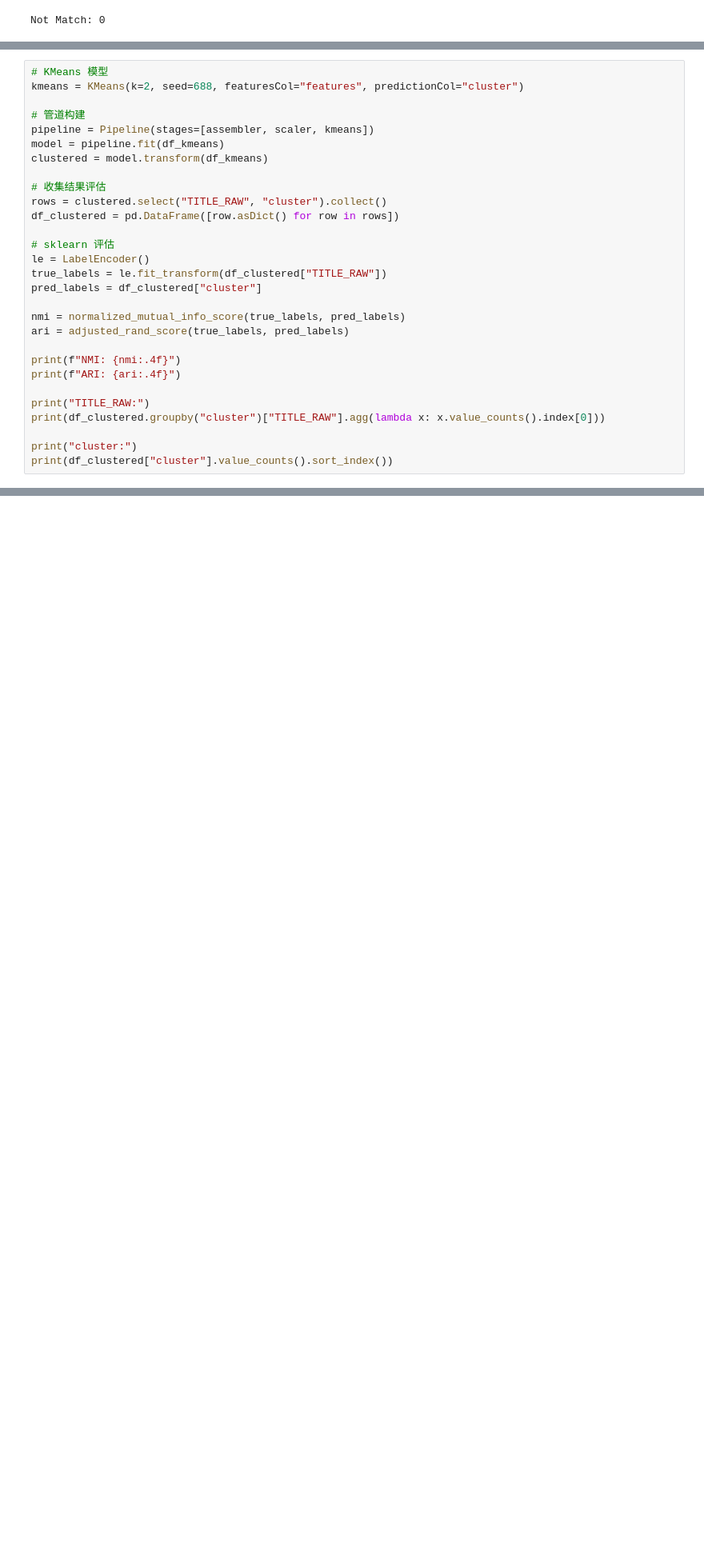
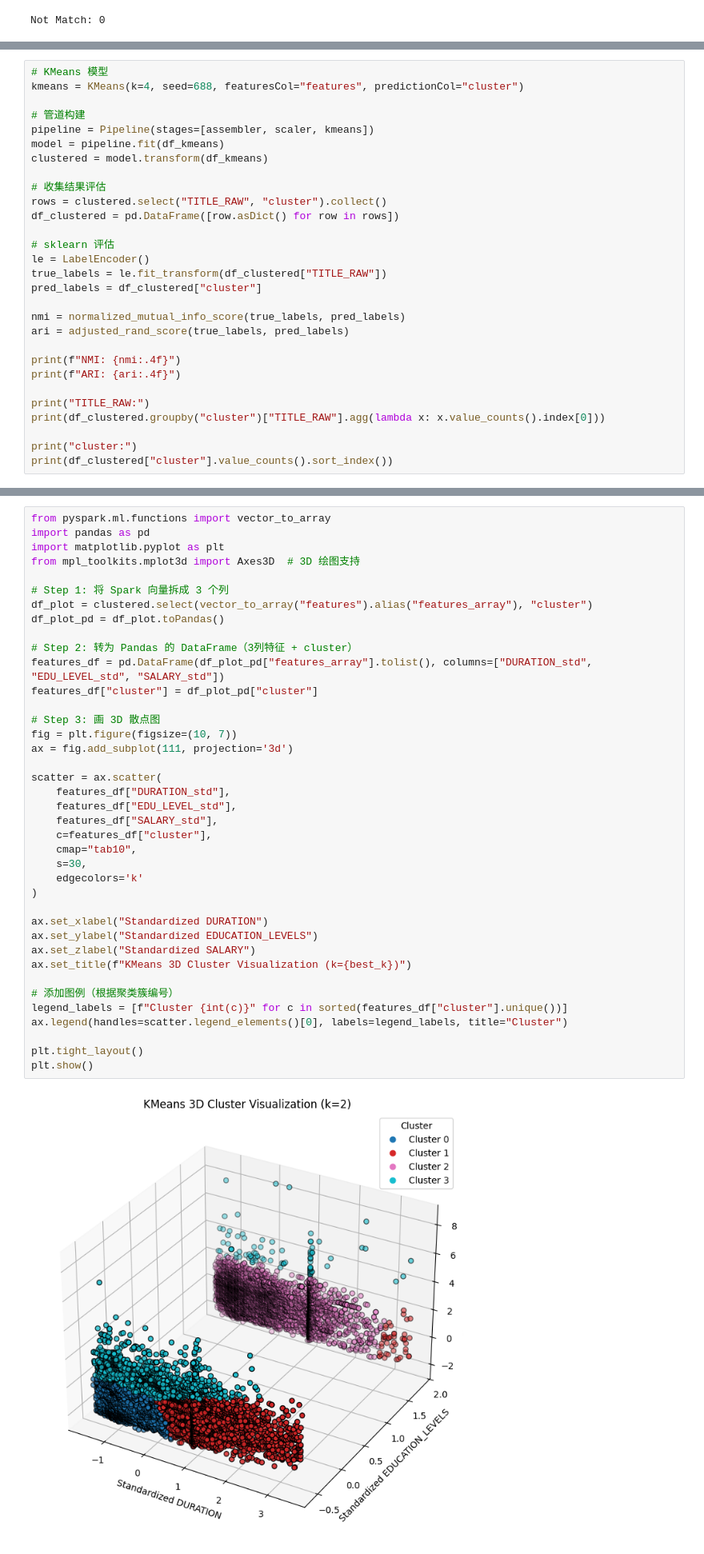
Before and after one commit to CYXNBNBNB/ad688-employability-sp25A1-group6, a Jupyter notebook: test.ipynb, the cells around one changed output, grey strips where cells are left out. Shown at 80% size. Saved outputs shown, nothing was run; the diff lists cells and outputs as text; blank space fills up the shorter version.

```diff
--- a/test.ipynb
+++ b/test.ipynb
@@ -174,7 +174,7 @@ k = 10, SSE = 12718.51
 [figure]
 # %%
 # KMeans 模型
-kmeans = KMeans(k=2, seed=688, featuresCol="features", predictionCol="cluster")
+kmeans = KMeans(k=4, seed=688, featuresCol="features", predictionCol="cluster")
 
 # 管道构建
 pipeline = Pipeline(stages=[assembler, scaler, kmeans])
@@ -247,3 +222,44 @@ plt.show()
+# %%
+from pyspark.ml.functions import vector_to_array
+import pandas as pd
+import matplotlib.pyplot as plt
+from mpl_toolkits.mplot3d import Axes3D  # 3D 绘图支持
+
+# Step 1: 将 Spark 向量拆成 3 个列
+df_plot = clustered.select(vector_to_array("features").alias("features_array"), "cluster")
+df_plot_pd = df_plot.toPandas()
+
+# Step 2: 转为 Pandas 的 DataFrame（3列特征 + cluster）
+features_df = pd.DataFrame(df_plot_pd["features_array"].tolist(), columns=["DURATION_std", "EDU_LEVEL_std", "SALARY_std"])
+features_df["cluster"] = df_plot_pd["cluster"]
+
+# Step 3: 画 3D 散点图
+fig = plt.figure(figsize=(10, 7))
+ax = fig.add_subplot(111, projection='3d')
+
+scatter = ax.scatter(
+    features_df["DURATION_std"],
+    features_df["EDU_LEVEL_std"],
+    features_df["SALARY_std"],
+    c=features_df["cluster"],
+    cmap="tab10",
+    s=30,
+    edgecolors='k'
+)
+
+ax.set_xlabel("Standardized DURATION")
+ax.set_ylabel("Standardized EDUCATION_LEVELS")
+ax.set_zlabel("Standardized SALARY")
+ax.set_title(f"KMeans 3D Cluster Visualization (k={best_k})")
+
+# 添加图例（根据聚类簇编号）
+legend_labels = [f"Cluster {int(c)}" for c in sorted(features_df["cluster"].unique())]
+ax.legend(handles=scatter.legend_elements()[0], labels=legend_labels, title="Cluster")
+
+plt.tight_layout()
+plt.show()
+# %% [output]
+[figure, added]
 # %%
 # ===== 多元线性回归（标准化版本）=====
 from pyspark.ml.feature import VectorAssembler, StandardScaler
```
Also changed, not shown: parts of 2 cells of this notebook.
